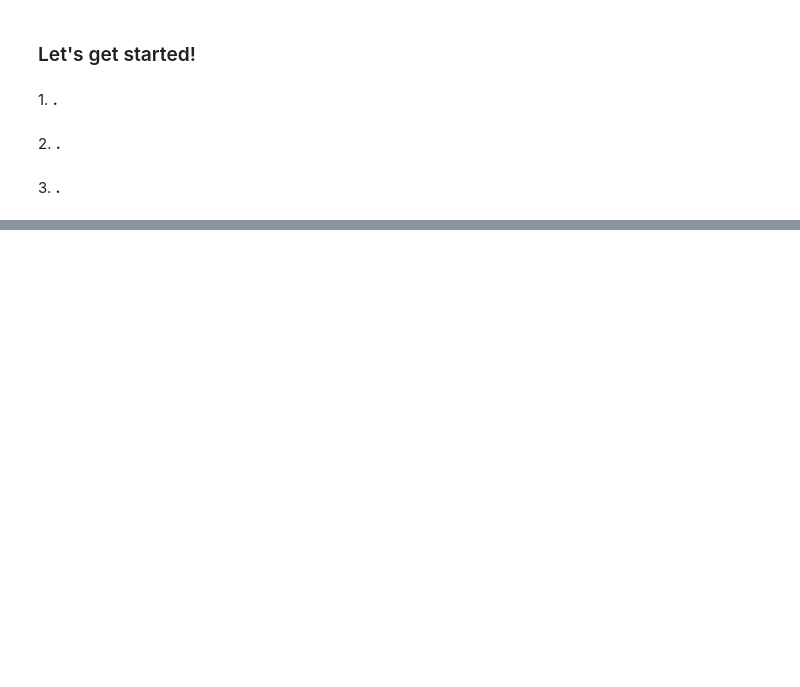
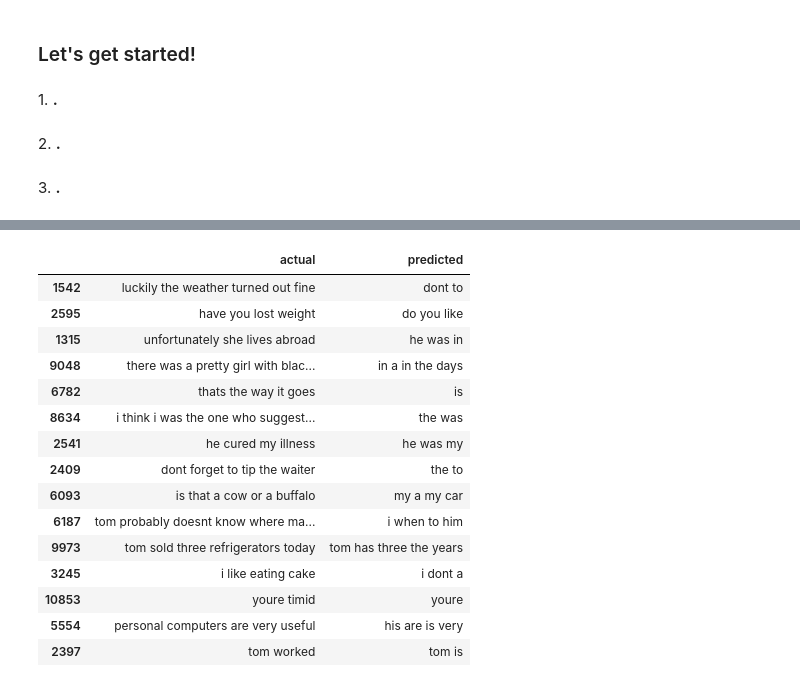
Before and after one commit to bagheria/applied_tm, a Jupyter notebook: thursday/Practicals/Impractical 7.ipynb, the cells around one changed output, grey strips where cells are left out. Cells and saved outputs as stored; diff of their text form; code cells hidden in the pictures; blank space fills up the shorter version.

```diff
--- a/thursday/Practicals/Impractical 7.ipynb
+++ b/thursday/Practicals/Impractical 7.ipynb
@@ -34,0 +324,19 @@ import numpy as np
+# %%
+pred_df.sample(15)
+# %% [output]
+|  | actual | predicted |
+| 1542 | luckily the weather turned out fine | dont to |
+| 2595 | have you lost weight | do you like |
+| 1315 | unfortunately she lives abroad | he was in |
+| 9048 | there was a pretty girl with blac... | in a in the days |
+| 6782 | thats the way it goes | is |
+| 8634 | i think i was the one who suggest... | the was |
+| 2541 | he cured my illness | he was my |
+| 2409 | dont forget to tip the waiter | the to |
+| 6093 | is that a cow or a buffalo | my a my car |
+| 6187 | tom probably doesnt know where ma... | i when to him |
+| 9973 | tom sold three refrigerators today | tom has three the years |
+| 3245 | i like eating cake | i dont a |
+| 10853 | youre timid | youre |
+| 5554 | personal computers are very useful | his are is very |
+| 2397 | tom worked | tom is |
```
Also changed, not shown: parts of 37 cells of this notebook.
